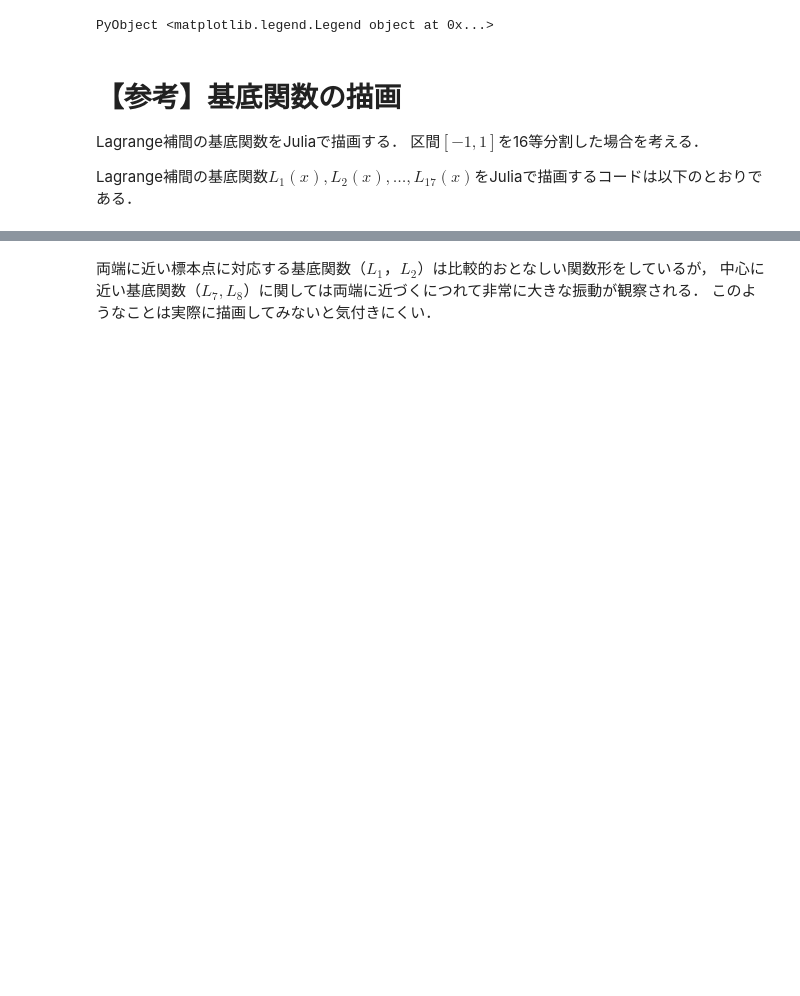
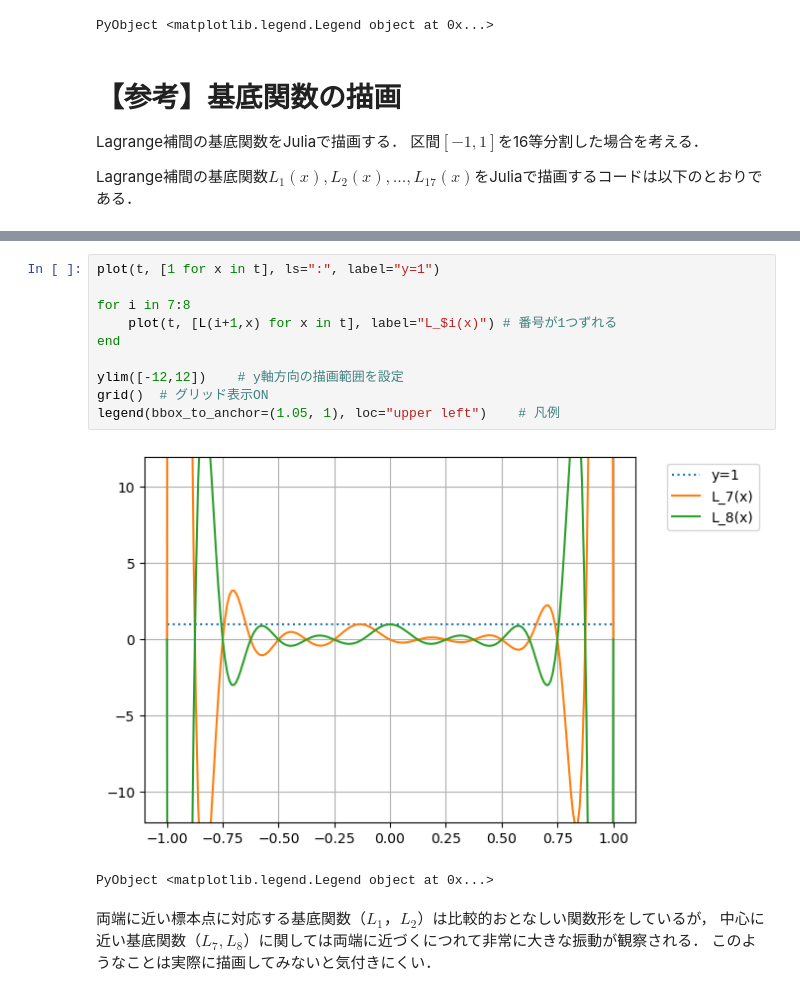
Before and after one commit to ioikawa/NumericalAnalysis, a Jupyter notebook: 関数補間_LagnrageInterpolation.ipynb, the cells around one changed output, grey strips where cells are left out. Drawn from its saved outputs; the diff is of its cells as text; blank space fills up the shorter version.

```diff
--- a/関数補間_LagnrageInterpolation.ipynb
+++ b/関数補間_LagnrageInterpolation.ipynb
@@ -93,4 +99,17 @@ legend(bbox_to_anchor=(1.05, 1), loc="upper left")    # 凡例
 PyObject <matplotlib.legend.Legend object at 0x...>
+# %%
+plot(t, [1 for x in t], ls=":", label="y=1")
+
+for i in 7:8
+    plot(t, [L(i+1,x) for x in t], label="L_$i(x)") # 番号が1つずれる
+end
+
+ylim([-12,12])    # y軸方向の描画範囲を設定
+grid()  # グリッド表示ON
+legend(bbox_to_anchor=(1.05, 1), loc="upper left")    # 凡例
+# %% [output]
+[figure, added]
+PyObject <matplotlib.legend.Legend object at 0x...>
 # %% [markdown]
 両端に近い標本点に対応する基底関数（$L_1，L_2$）は比較的おとなしい関数形をしているが，
 中心に近い基底関数（$L_7, L_8$）に関しては両端に近づくにつれて非常に大きな振動が観察される．
```
Also changed, not shown: parts of 3 cells of this notebook.
